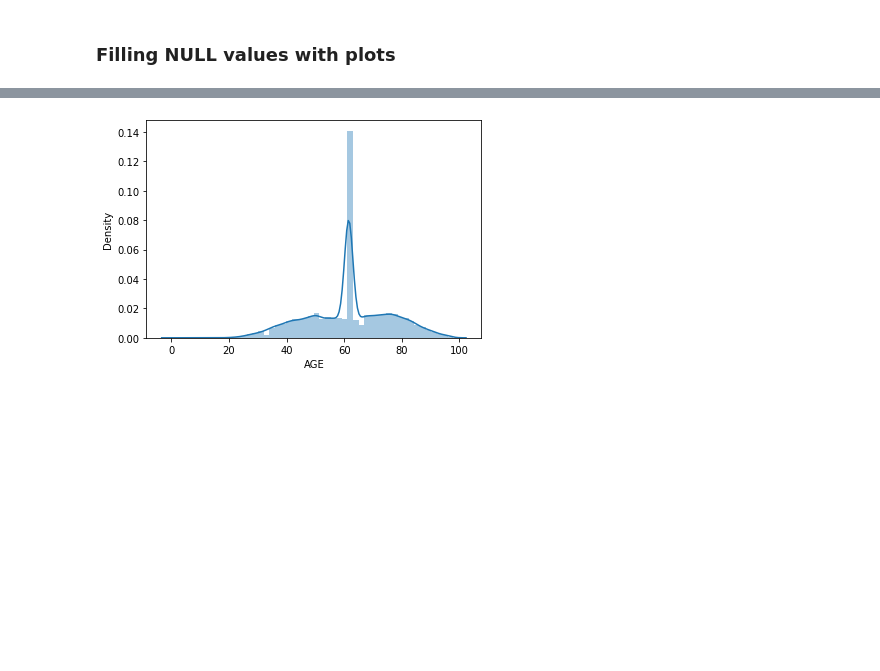
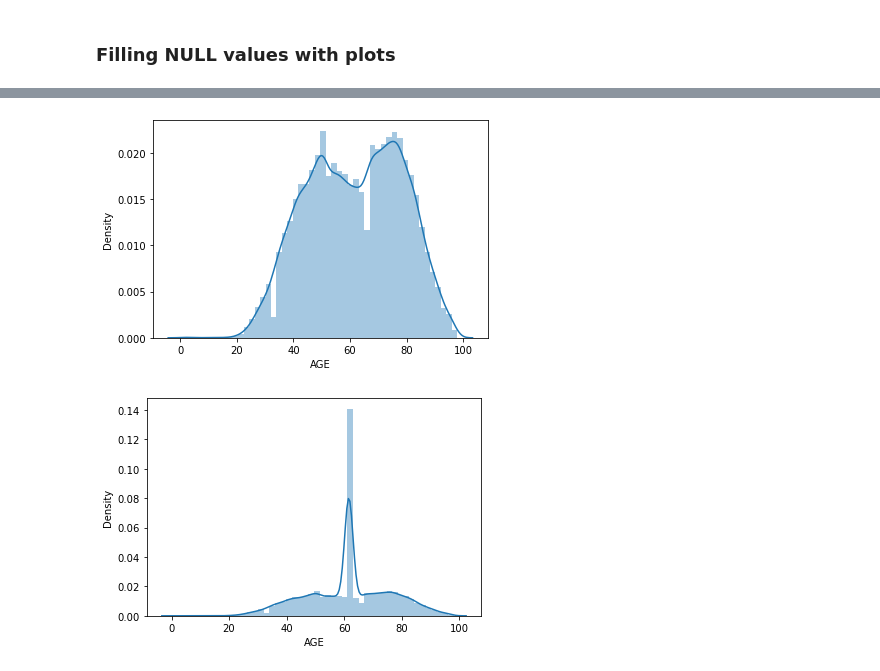
Before and after one commit to gag6ban/lab-revisiting-machine-learning, a Jupyter notebook: L. 7.01 7.02 original.ipynb, the cells around one changed output, grey strips where cells are left out. Saved outputs shown, nothing was run; the diff lists cells and outputs as text; code cells hidden in the pictures; blank space fills up the shorter version.

```diff
--- a/L. 7.01 7.02 original.ipynb
+++ b/L. 7.01 7.02 original.ipynb
@@ -682,3 +820,8 @@ df[df['nulls']>0]
+# %%
+sns.distplot(numerical['AGE'])
+plt.show()
+# %% [output]
+[figure, added]
 # %%
 numerical['AGE'] = numerical["AGE"].fillna(np.mean(numerical['AGE']))
 sns.distplot(numerical['AGE'])
```
Also changed, not shown: parts of 102 cells of this notebook.
